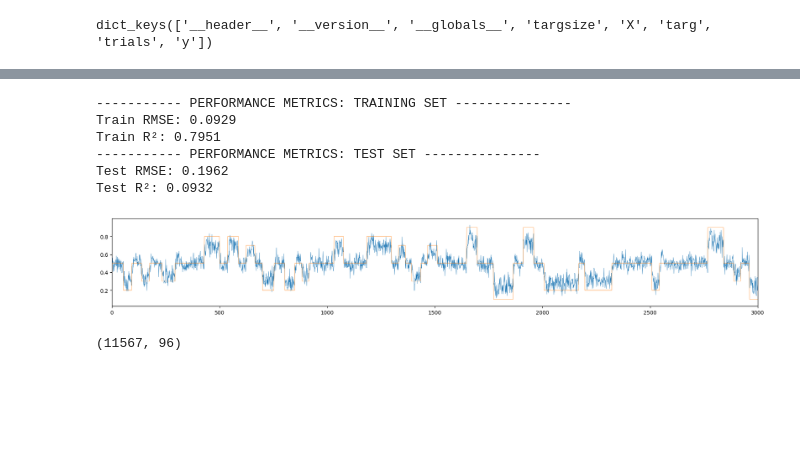
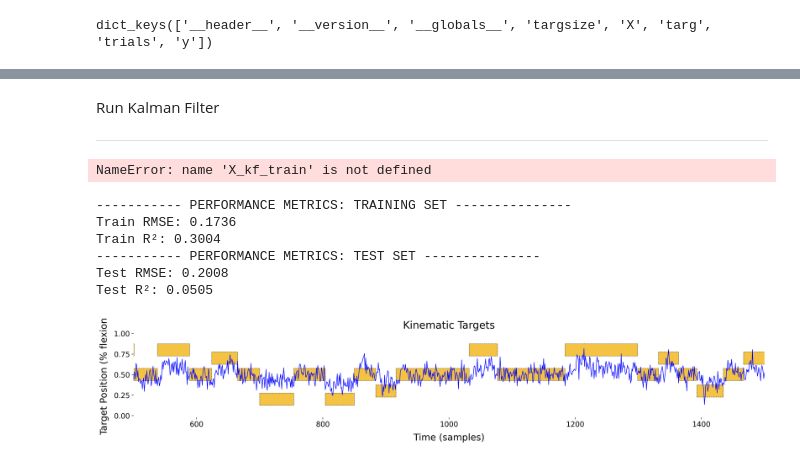
Before and after one commit to cfoli/Kinematic-Decoding-4-BCI-Control, a Jupyter notebook: Two_finger_neural_decoding.ipynb, the cells around one changed output, grey strips where cells are left out. Saved outputs shown, nothing was run; the diff lists cells and outputs as text; code cells hidden in the pictures; blank space fills up the shorter version.

```diff
--- a/Two_finger_neural_decoding.ipynb
+++ b/Two_finger_neural_decoding.ipynb
@@ -71,0 +683,15 @@ neural_data.shape
+# %% [markdown]
+Run Kalman Filter
+
+---
+# %%
+# Initialize filter
+model_kf = KalmanFilterDecoder_PIS(C=1) # Kalman filter with precomputed initial state. (Initial state computed during training)
+
+# Fit model
+model_kf.fit(X_kf_train,y_kf_train)
+
+y_pred_kf_train = model.predict(X_kf_train)
+y_pred_kf_test  = model.predict(X_kf_test)
+# %% [output]
+NameError: name 'X_kf_train' is not defined
@@ -72,6 +718,4 @@ neural_data.shape
 # %%
-# !pip install lazypredict
-from lazypredict.Supervised import LazyRegressor
 from sklearn.model_selection import train_test_split
 from sklearn.pipeline import Pipeline
 from sklearn.impute import SimpleImputer
@@ -94,26 +738,36 @@ preprocessor = num_pipeline = Pipeline(
 )
 
 # model = Ridge(alpha=0.001, max_iter=1000)
-model = XGBRegressor(n_estimators=100, max_depth=7, eta=0.1, subsample=0.7, colsample_bytree=0.8)
+model = XGBRegressor(n_estimators=100, max_depth=2, subsample=1,
+                     colsample_bytree=0.1, min_child_weight = 20, eval_metric  = mean_squared_error,early_stopping_rounds=10)
 
 # Split data
-# X_train, X_test, y_train, y_test = train_test_split(X, y, test_size=0.2, shuffle=True, random_state=42)
+X_train, X_test, y_train, y_test = train_test_split(X, y, test_size=0.2, shuffle=False, random_state=42)
 
-train_idx = np.round(X.shape[0]*0.8).astype(int)
-X_train = X[:train_idx]
-y_train = y[:train_idx]
-X_test  = X[train_idx:]
-y_test  = y[train_idx:]
+# train_idx = np.round(X.shape[0]*0.8).astype(int)
+# X_train = X[:train_idx]
+# y_train = y[:train_idx]
+# X_test  = X[train_idx:]
+# y_test  = y[train_idx:]
 
 # Apply preprocessing
-X_train_processed = preprocessor.fit_transform(X_train)
-X_test_processed  = preprocessor.transform(X_test)
+X_train = preprocessor.fit_transform(X_train)
+X_test  = preprocessor.transform(X_test)
 
-model.fit(X_train_processed, y_train)
+# train_idx = np.round(X_train.shape[0]*0.8).astype(int)
+# X_val = X_train[train_idx:]
+# y_val = y_train[train_idx:]
+# X_train  = X_train[:train_idx]
+# y_train  = y_train[:train_idx]
+
+# Split data
+X_train, X_val, y_train, y_val = train_test_split(X_train, y_train, test_size=0.2, shuffle=False, random_state=42)
+
+model.fit(X_train, y_train, eval_set=[(X_val, y_val)],verbose=False)
 
 # --------------- Evaluate model performance ----------------
-y_pred_train = model.predict(X_train_processed)
-y_pred_test  = model.predict(X_test_processed)
+y_pred_train = model.predict(X_train)
+y_pred_test  = model.predict(X_test)
 
 # Calculate metrics
 train_rmse = np.sqrt(mean_squared_error(y_train, y_pred_train))
@@ -122,7 +776,7 @@ train_r2   = r2_score(y_train, y_pred_train)
 test_r2    = r2_score(y_test, y_pred_test)
 
 from IPython.display import clear_output
-clear_output()
+# clear_output()
 
 print(f"----------- PERFORMANCE METRICS: TRAINING SET ---------------")
 print(f"Train RMSE: {train_rmse:.4f}")
@@ -133,25 +787,18 @@ print(f"Test RMSE: {test_rmse:.4f}")
 print(f"Test R²: {test_r2:.4f}")
 # %% [output]
 ----------- PERFORMANCE METRICS: TRAINING SET ---------------
-Train RMSE: 0.0929
-Train R²: 0.7951
+Train RMSE: 0.1736
+Train R²: 0.3004
 ----------- PERFORMANCE METRICS: TEST SET ---------------
-Test RMSE: 0.1962
-Test R²: 0.0932
+Test RMSE: 0.2008
+Test R²: 0.0505
-# %%
-
-plt.figure(figsize=(22, 3))
-plt.plot(y_pred_train,linewidth=0.5)
-plt.plot(y_train,linewidth=0.5)
-# plt.plot(y_pred_test,linewidth=0.5)
-# plt.plot(y_test,linewidth=0.5)
-plt.xlim(0,3000)
-plt.show()
-# %% [output]
-[figure, removed]
 # %%
+# fing = 1  # select finger to plot
+# fing_color = '#9CEAEF' if fing == 0 else '#F4C343' if fing == 1 else 'k'
+# plot_targets(y_train, targsize, fing_color, y_pred = y_pred_train, x_lim=(0,1200))
+
 fing = 1  # select finger to plot
 fing_color = '#9CEAEF' if fing == 0 else '#F4C343' if fing == 1 else 'k'
-plot_targets(y_train, targsize, fing_color, y_pred = y_pred_train, x_lim=(0,1200))
+plot_targets(targ = y_train, y_pred = y_pred_train, targ_radius=targsize.mean(), fing_color = fing_color, x_lim=(500,1500))
 # %% [output]
-(11567, 96)
+[figure, added]
```
Also changed, not shown: parts of 31 cells of this notebook.
